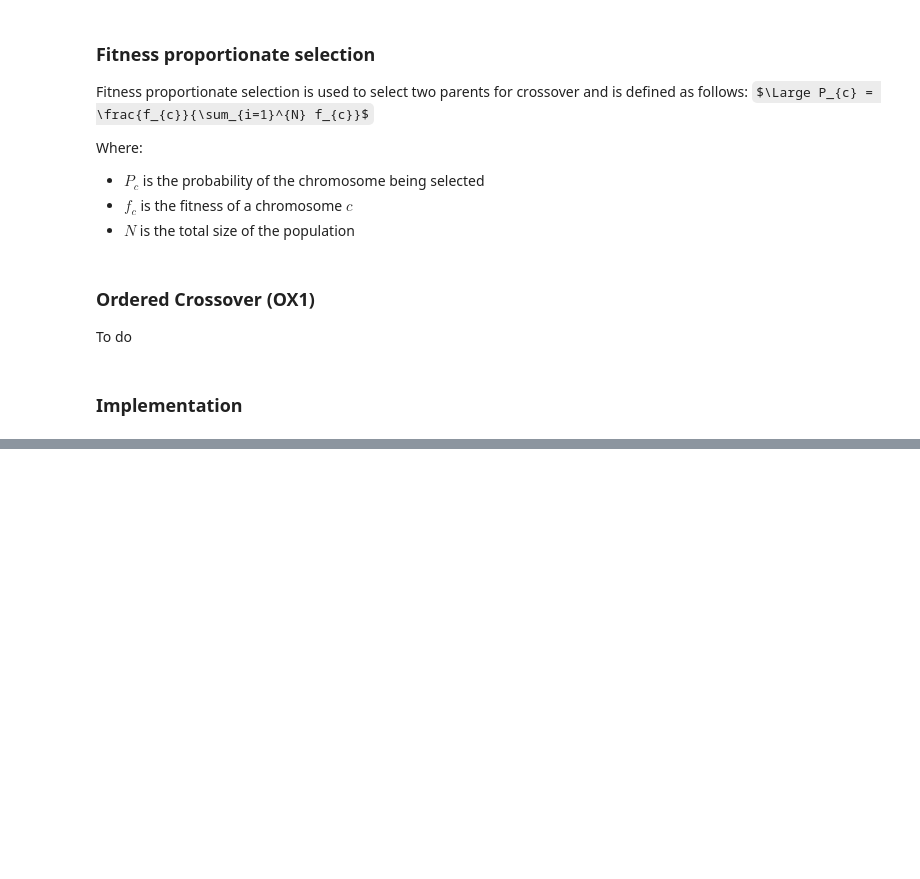
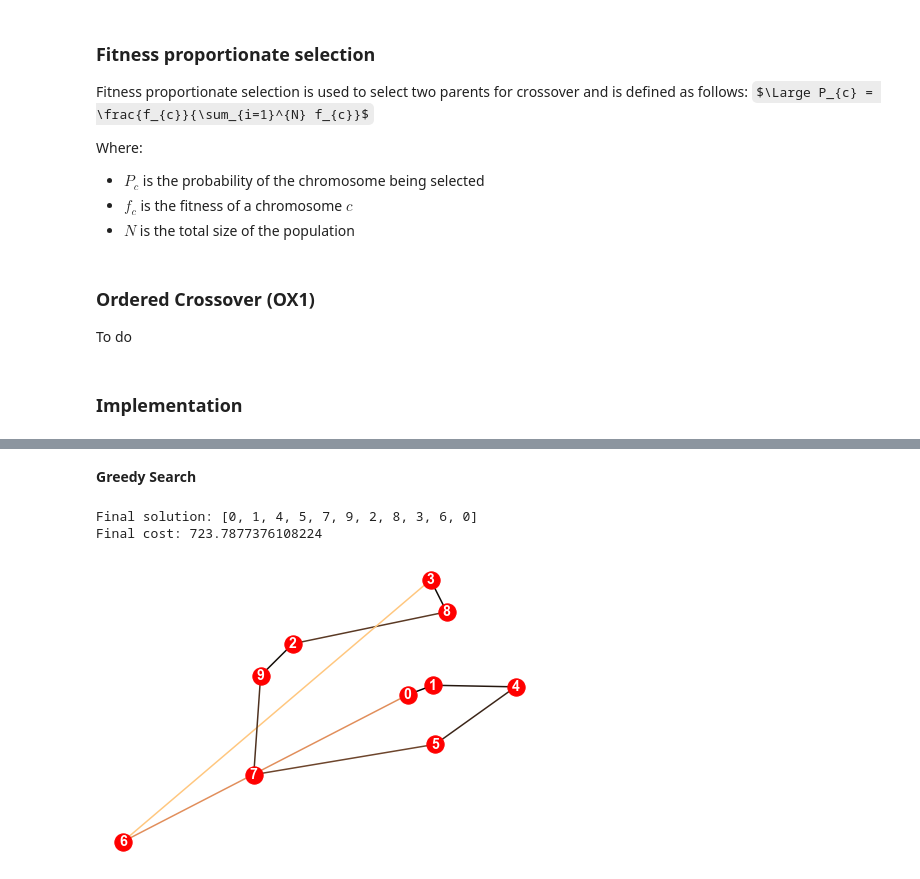
Before and after one commit to danielj0nes/metaheuristics, a Jupyter notebook: Template.ipynb, the cells around one changed output, grey strips where cells are left out. Saved outputs shown, nothing was run; the diff lists cells and outputs as text; code cells hidden in the pictures; some formulas as TeX source; blank space fills up the shorter version.

```diff
--- a/Template.ipynb
+++ b/Template.ipynb
@@ -782,0 +802,11 @@ To do
+# %% [markdown]
+**Greedy Search**
+# %%
+path, weight = greedy_nearest_neighbour(G)
+print(f"Final solution: {path}")
+print(f"Final cost: {weight}")
+draw(G, path)
+# %% [output]
+Final solution: [0, 1, 4, 5, 7, 9, 2, 8, 3, 6, 0]
+Final cost: 723.7877376108224
+[figure, added]
```
Also changed, not shown: parts of 23 cells of this notebook, 2 other files.
